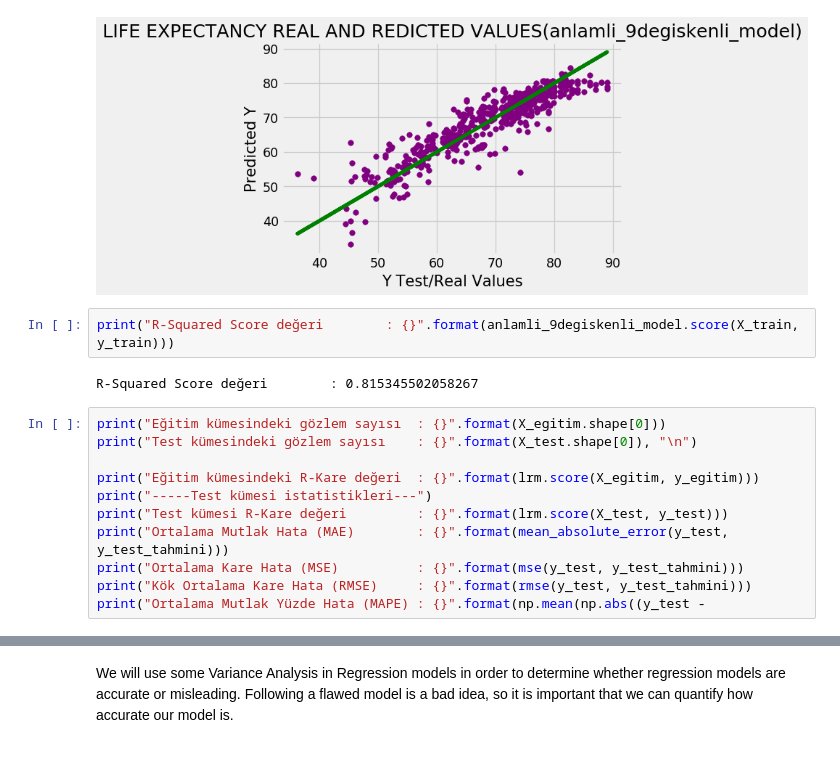
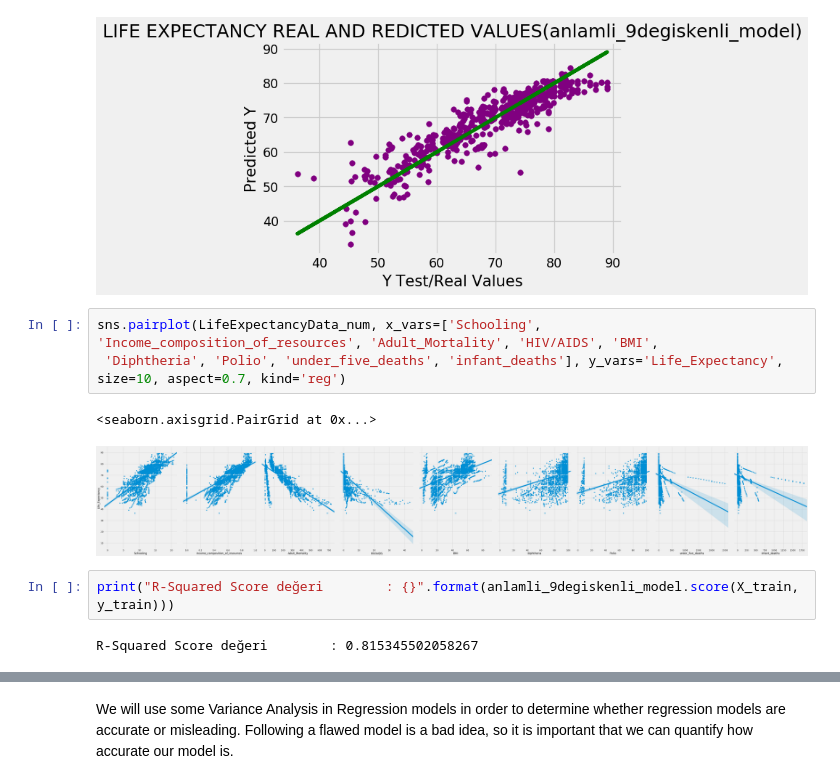
Before and after one commit to EceDolen/Proje-2-, a Jupyter notebook: proje 2 LifeExpectancyData-ASIL.ipynb, the cells around one changed output, grey strips where cells are left out. Drawn from its saved outputs; the diff is of its cells as text.

```diff
--- a/proje 2 LifeExpectancyData-ASIL.ipynb
+++ b/proje 2 LifeExpectancyData-ASIL.ipynb
@@ -924,18 +928,13 @@ plt.title("LIFE EXPECTANCY REAL AND REDICTED VALUES(anlamli_9degiskenli_model)")
 plt.show()
 # %% [output]
 [figure]
+# %%
+sns.pairplot(LifeExpectancyData_num, x_vars=['Schooling', 'Income_composition_of_resources', 'Adult_Mortality', 'HIV/AIDS', 'BMI',
+ 'Diphtheria', 'Polio', 'under_five_deaths', 'infant_deaths'], y_vars='Life_Expectancy', size=10, aspect=0.7, kind='reg')
+# %% [output]
+<seaborn.axisgrid.PairGrid at 0x...>
+[figure, added]
 # %%
 print("R-Squared Score değeri        : {}".format(anlamli_9degiskenli_model.score(X_train, y_train)))
 # %% [output]
 R-Squared Score değeri        : 0.815345502058267
-# %%
-print("Eğitim kümesindeki gözlem sayısı  : {}".format(X_egitim.shape[0]))
-print("Test kümesindeki gözlem sayısı    : {}".format(X_test.shape[0]), "\n")
-
-print("Eğitim kümesindeki R-Kare değeri  : {}".format(lrm.score(X_egitim, y_egitim)))
-print("-----Test kümesi istatistikleri---")
-print("Test kümesi R-Kare değeri         : {}".format(lrm.score(X_test, y_test)))
-print("Ortalama Mutlak Hata (MAE)        : {}".format(mean_absolute_error(y_test, y_test_tahmini)))
-print("Ortalama Kare Hata (MSE)          : {}".format(mse(y_test, y_test_tahmini)))
-print("Kök Ortalama Kare Hata (RMSE)     : {}".format(rmse(y_test, y_test_tahmini)))
-print("Ortalama Mutlak Yüzde Hata (MAPE) : {}".format(np.mean(np.abs((y_test -
```
Also changed, not shown: parts of 8 cells of this notebook.
